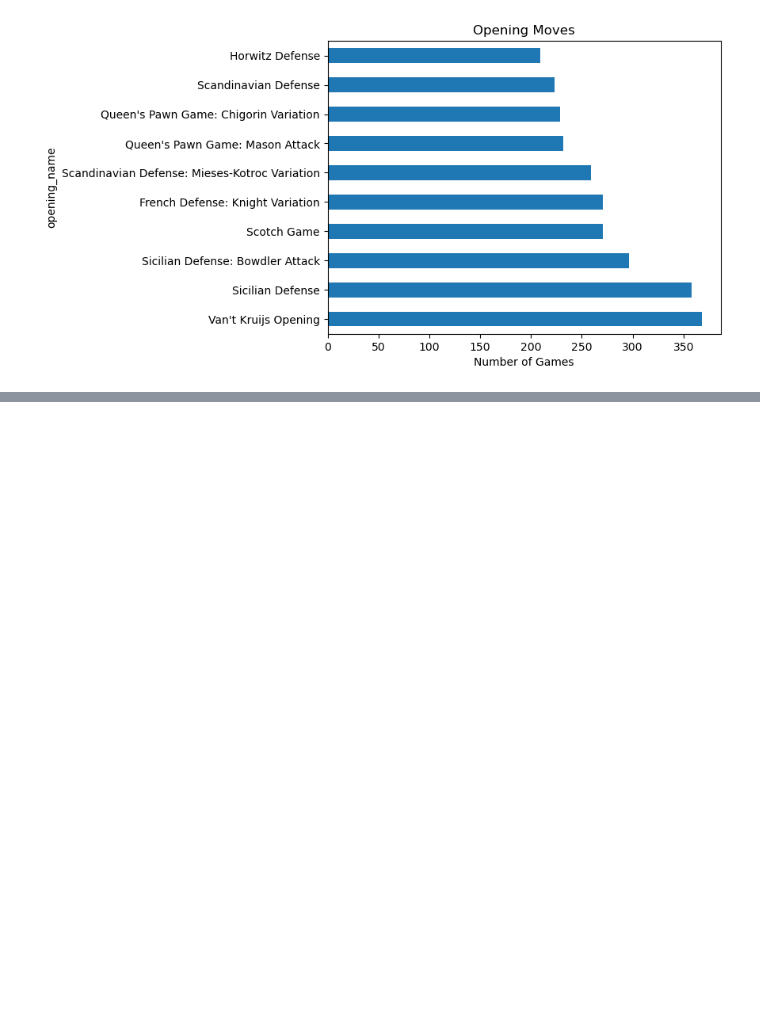
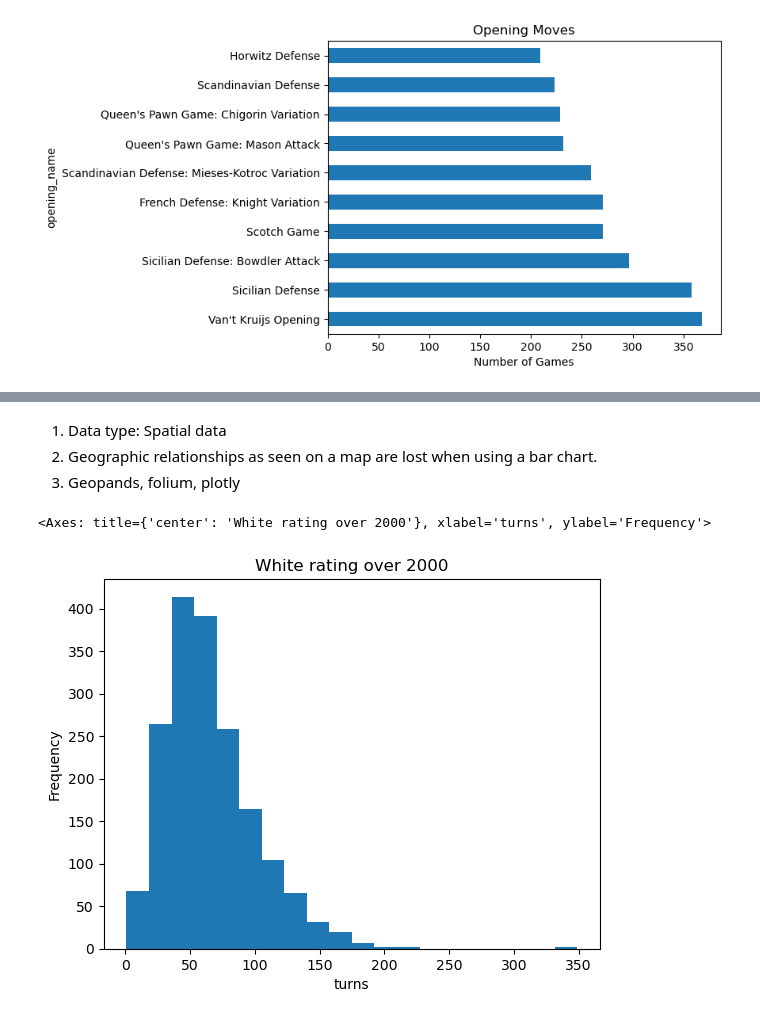
Before and after one commit to AndrewGriffith328/charts, a Jupyter notebook: charts.ipynb, the cells around one changed output, grey strips where cells are left out. Cells and saved outputs as stored; diff of their text form; code cells hidden in the pictures; blank space fills up the shorter version.

```diff
--- a/charts.ipynb
+++ b/charts.ipynb
@@ -152,0 +165,16 @@ top_openings.plot(
+# %% [markdown]
+1. Data type: Spatial data
+2. Geographic relationships as seen on a map are lost when using a bar chart.
+3. Geopands, folium, plotly
+# %%
+white_filter = chess[chess["white_rating"] > 2000]
+
+white_filter["turns"].plot(
+    kind='hist',
+    bins=20,
+    title="White rating over 2000",
+    xlabel='turns'
+)
+# %% [output]
+<Axes: title={'center': 'White rating over 2000'}, xlabel='turns', ylabel='Frequency'>
+[figure, added]
```
Also changed, not shown: parts of 8 cells of this notebook, 1 other file.
